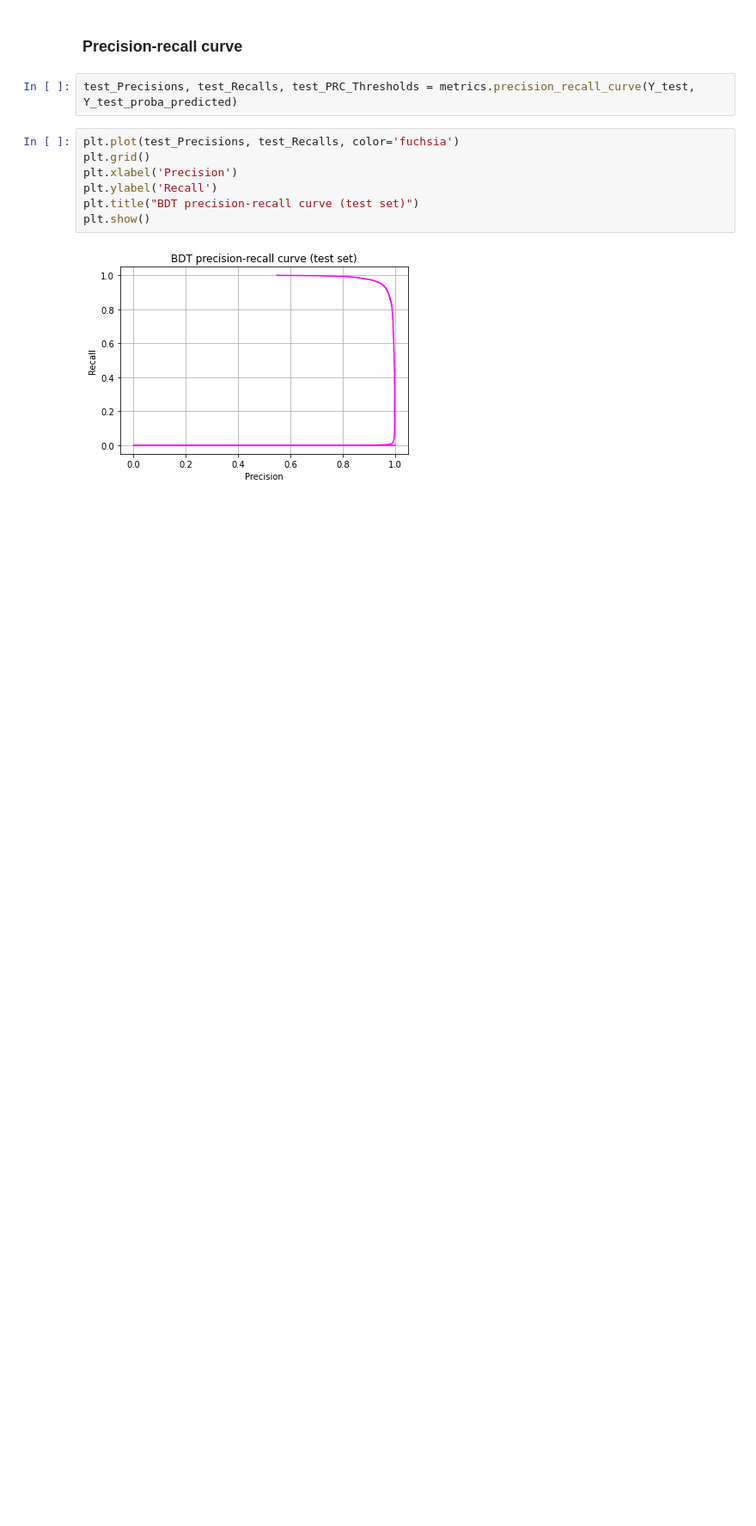
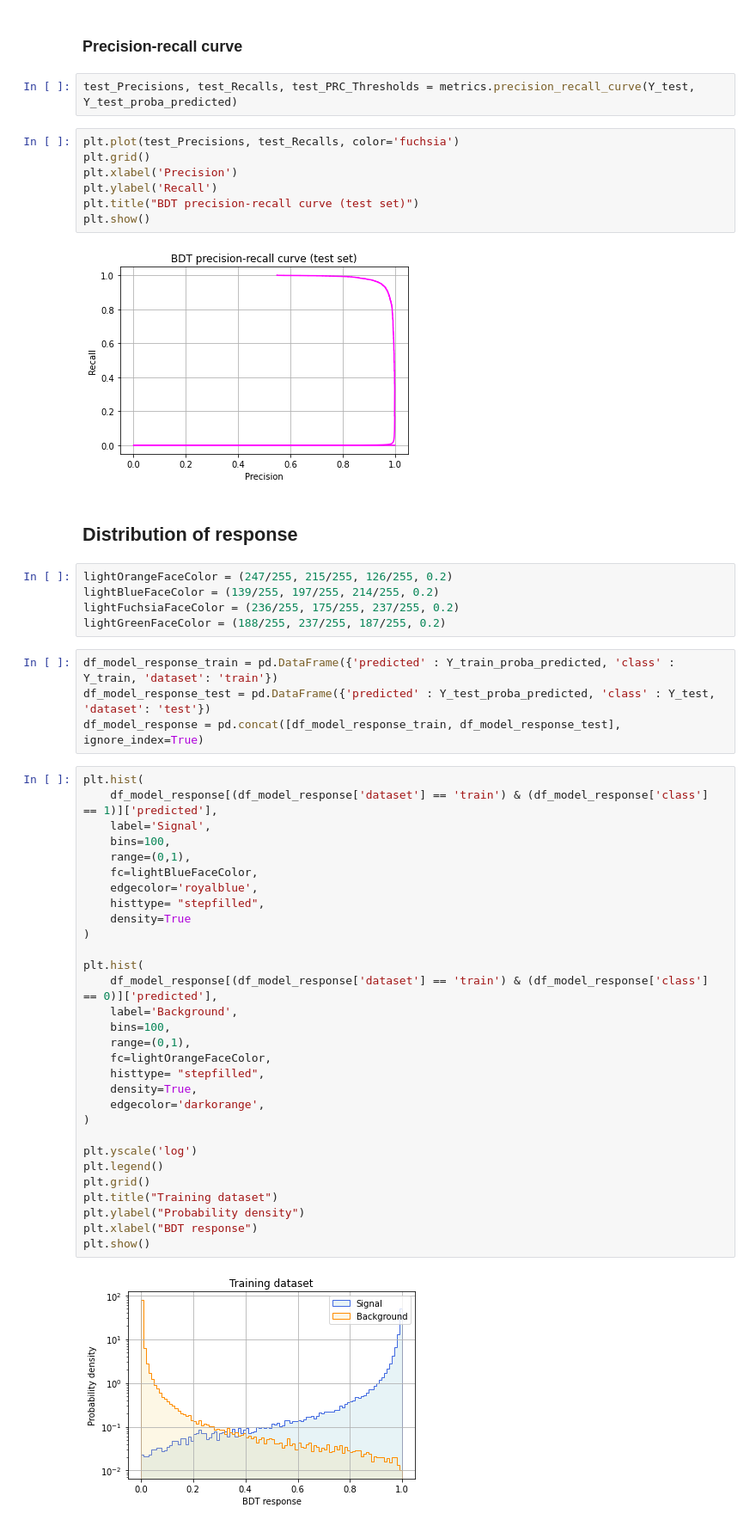
Before and after one commit to alatios/lb2jpsil_classifier-studies, a Jupyter notebook: BDT.ipynb, the cells around one changed output. Shown at 86% size. Cells and saved outputs as stored; diff of their text form; blank space fills up the shorter version.

Commit message:
Add response distributions, features importance

```diff
--- a/BDT.ipynb
+++ b/BDT.ipynb
@@ -708,3 +749,46 @@ plt.title("BDT precision-recall curve (test set)")
 plt.show()
 # %% [output]
 [figure]
+# %% [markdown]
+## Distribution of response
+# %%
+lightOrangeFaceColor = (247/255, 215/255, 126/255, 0.2)
+lightBlueFaceColor = (139/255, 197/255, 214/255, 0.2)
+lightFuchsiaFaceColor = (236/255, 175/255, 237/255, 0.2)
+lightGreenFaceColor = (188/255, 237/255, 187/255, 0.2)
+# %%
+df_model_response_train = pd.DataFrame({'predicted' : Y_train_proba_predicted, 'class' : Y_train, 'dataset': 'train'})
+df_model_response_test = pd.DataFrame({'predicted' : Y_test_proba_predicted, 'class' : Y_test, 'dataset': 'test'})
+df_model_response = pd.concat([df_model_response_train, df_model_response_test], ignore_index=True)
+# %%
+plt.hist(
+    df_model_response[(df_model_response['dataset'] == 'train') & (df_model_response['class'] == 1)]['predicted'],
+    label='Signal',
+    bins=100,
+    range=(0,1),
+    fc=lightBlueFaceColor,
+    edgecolor='royalblue',
+    histtype= "stepfilled",
+    density=True
+)
+
+plt.hist(
+    df_model_response[(df_model_response['dataset'] == 'train') & (df_model_response['class'] == 0)]['predicted'],
+    label='Background',
+    bins=100,
+    range=(0,1),
+    fc=lightOrangeFaceColor,
+    histtype= "stepfilled",
+    density=True,
+    edgecolor='darkorange',
+)
+
+plt.yscale('log')
+plt.legend()
+plt.grid()
+plt.title("Training dataset")
+plt.ylabel("Probability density")
+plt.xlabel("BDT response")
+plt.show()
+# %% [output]
+[figure, added]
```
Also changed, not shown: parts of 22 cells of this notebook.
